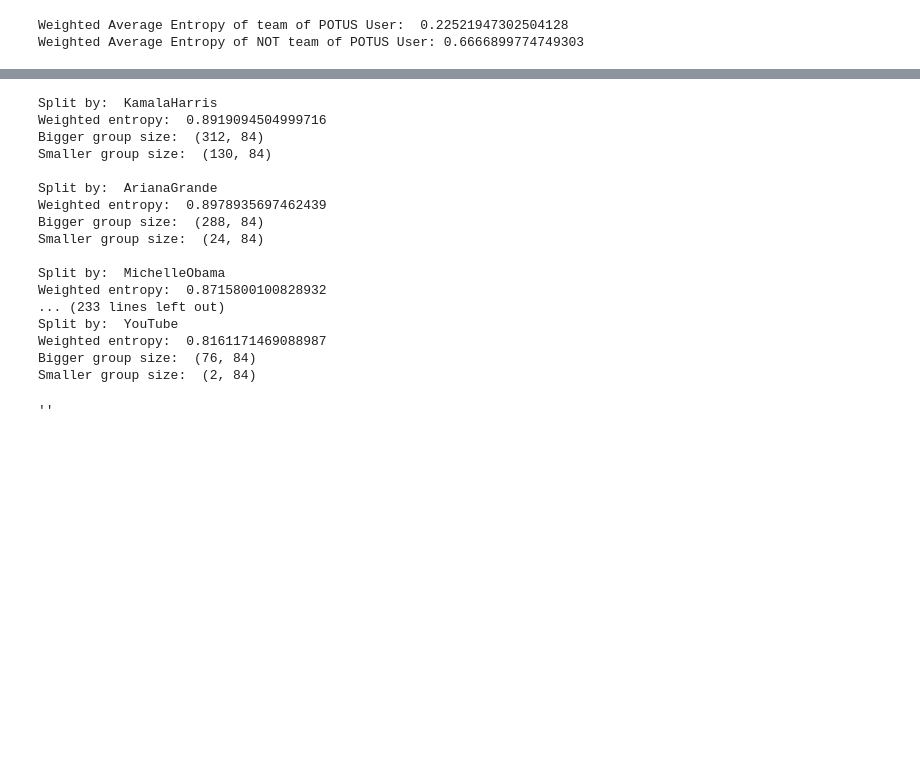
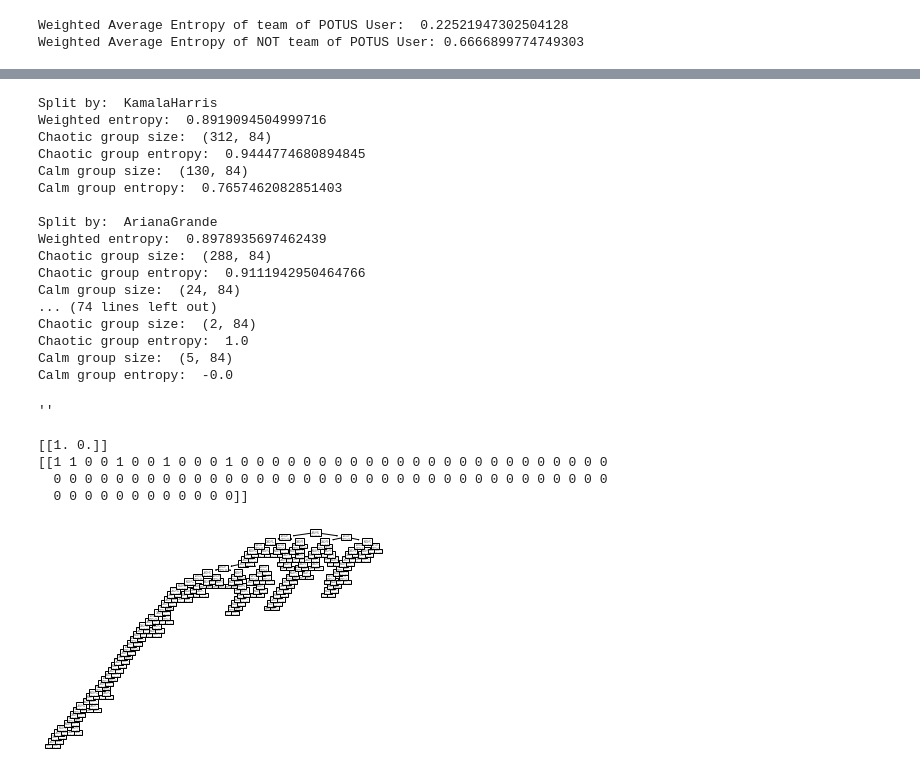
Before and after one commit to johnsont4/TwitterAnalysis, a Jupyter notebook: Teagan TwitterAnalysis-Copy1.ipynb, the cells around one changed output, grey strips where cells are left out. Saved outputs shown, nothing was run; the diff lists cells and outputs as text; code cells hidden in the pictures; blank space fills up the shorter version.

Commit message:
decicion tree, WAE dist, and more

```diff
--- a/Teagan TwitterAnalysis-Copy1.ipynb
+++ b/Teagan TwitterAnalysis-Copy1.ipynb
@@ -219,38 +231,67 @@ def createTree(matrix, topTeams, targetArray):
     print("Split by: ", user)
     print("Weighted entropy: ", waeDict[user])
 
-    if len(group1) >= len(group2):
-        largestGroup = group1
-        largestTA = targetArray1
-        smallerGroup = group2
+    group1sEntropy = findShannonEntropy(group1, targetArray1, matrix)
+    group2sEntropy = findShannonEntropy(group2, targetArray2, matrix)
+
+    if group1sEntropy >= group2sEntropy:
+        chaoticGroup = group1
+        chaoticTA = targetArray1
+        calmGroup = group2
+        chaoticEntropy = group1sEntropy
+        calmEntropy = group2sEntropy
     else:
-        largestGroup = group2
-        largestTA = targetArray2
-        smallerGroup = group1
+        chaoticGroup = group2
+        chaoticTA = targetArray2
+        calmGroup = group1
+        calmEntropy = group1sEntropy
+        chaoticEntropy = group2sEntropy
 
-    print("Bigger group size: ", np.array(largestGroup).shape)
-    print("Smaller group size: ", np.array(smallerGroup).shape)
+    print("Chaotic group size: ", np.array(chaoticGroup).shape)
+    print("Chaotic group entropy: ", chaoticEntropy)
+    print("Calm group size: ", np.array(calmGroup).shape)
+    print("Calm group entropy: ", calmEntropy)
 
-    return createTree(largestGroup, topTeams, largestTA)
+    return createTree(chaoticGroup, topTeams, chaoticTA)
 
 
 createTree(matrix, topTeamsList, targetArray)
 # %% [output]
 Split by:  KamalaHarris
 Weighted entropy:  0.8919094504999716
-Bigger group size:  (312, 84)
-Smaller group size:  (130, 84)
+Chaotic group size:  (312, 84)
+Chaotic group entropy:  0.9444774680894845
+Calm group size:  (130, 84)
+Calm group entropy:  0.7657462082851403
 
 Split by:  ArianaGrande
 Weighted entropy:  0.8978935697462439
-Bigger group size:  (288, 84)
-Smaller group size:  (24, 84)
-
-Split by:  MichelleObama
-Weighted entropy:  0.8715800100828932
-... (233 lines left out)
-Split by:  YouTube
-Weighted entropy:  0.8161171469088987
-Bigger group size:  (76, 84)
-Smaller group size:  (2, 84)
+Chaotic group size:  (288, 84)
+Chaotic group entropy:  0.9111942950464766
+Calm group size:  (24, 84)
+... (74 lines left out)
+Chaotic group size:  (2, 84)
+Chaotic group entropy:  1.0
+Calm group size:  (5, 84)
+Calm group entropy:  -0.0
 ''
+# %%
+from sklearn import tree
+import graphviz
+
+clf = tree.DecisionTreeClassifier()
+clf.fit(matrix, targetArray)
+
+x = clf.predict_proba(bothMatrix[0].reshape(1, -1))
+print(x)
+print(bothMatrix)
+
+tree.plot_tree(clf)
+dot_data = tree.export_graphviz(clf, out_file='decisionTree')
+graph = graphviz.Source(dot_data)
+# %% [output]
+[[1. 0.]]
+[[1 1 0 0 1 0 0 1 0 0 0 1 0 0 0 0 0 0 0 0 0 0 0 0 0 0 0 0 0 0 0 0 0 0 0 0
+  0 0 0 0 0 0 0 0 0 0 0 0 0 0 0 0 0 0 0 0 0 0 0 0 0 0 0 0 0 0 0 0 0 0 0 0
+  0 0 0 0 0 0 0 0 0 0 0 0]]
+[figure, added]
```
Also changed, not shown: parts of 4 cells of this notebook, 1 other file.
